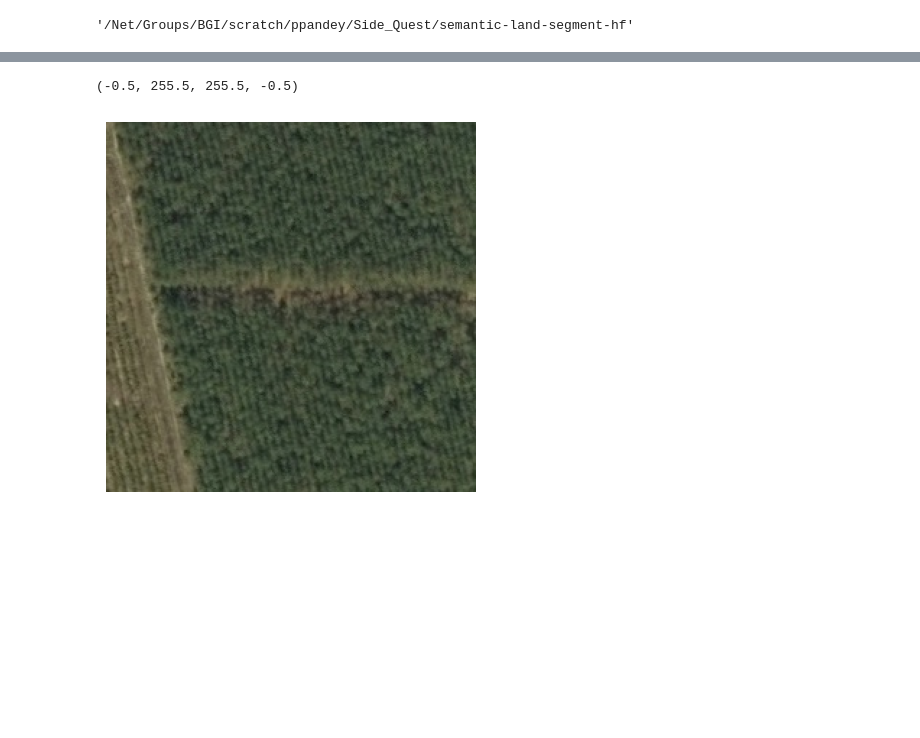
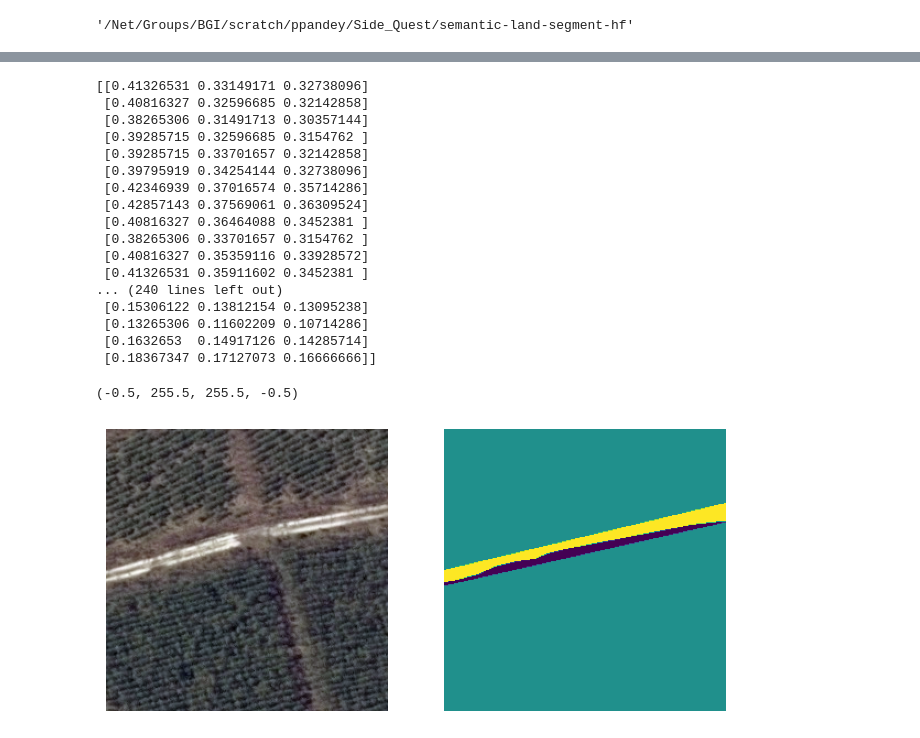
Before and after one commit to ppandey10/semantic-land-segment-hf, a Jupyter notebook: experiments/data_loader.ipynb, the cells around one changed output, grey strips where cells are left out. Saved outputs shown, nothing was run; the diff lists cells and outputs as text; code cells hidden in the pictures; blank space fills up the shorter version.

```diff
--- a/experiments/data_loader.ipynb
+++ b/experiments/data_loader.ipynb
@@ -119,20 +123,65 @@ class DataLoaderSegmentation(torch.utils.data.Dataset):
 
     def get_image_paths(self):
         return [os.path.join(self.imgs_path, img) for img in self.imgs_list]
-# %%
-img = Image.open(
-    '/Net/Groups/BGI/scratch/ppandey/Side_Quest/semantic-land-segment-hf/artifacts/data_preprocessing/final_dataset/train_images/train/M-33-7-A-d-2-3_patch_0_7.tif'
-).convert('RGB')
-
-mask = Image.open(
-    '/Net/Groups/BGI/scratch/ppandey/Side_Quest/semantic-land-segment-hf/artifacts/data_preprocessing/final_dataset/train_masks/train/M-33-7-A-d-2-3_patch_0_7.tif'
-).convert('L')
-
-plt.imshow(img)
-plt.axis(False)
-# %% [output]
-(-0.5, 255.5, 255.5, -0.5)
-[figure, removed]
+# %%
+transform = albu.Compose([
+    albu.HorizontalFlip(p=0.5),
+    albu.VerticalFlip(p=0.5),
+    albu.RandomRotate90(p=0.5),
+    ToTensorV2()
+])
+
+# img = Image.open(
+#     '/Net/Groups/BGI/scratch/ppandey/Side_Quest/semantic-land-segment-hf/artifacts/data_preprocessing/final_dataset/train_images/train/M-33-7-A-d-2-3_patch_0_7.tif'
+# ).convert('RGB')
+
+# mask = Image.open(
+#     '/Net/Groups/BGI/scratch/ppandey/Side_Quest/semantic-land-segment-hf/artifacts/data_preprocessing/final_dataset/train_masks/train/M-33-7-A-d-2-3_patch_0_7.tif'
+# ).convert('L')
+
+image = cv2.imread('/Net/Groups/BGI/scratch/ppandey/Side_Quest/semantic-land-segment-hf/artifacts/data_preprocessing/final_dataset/train_images/train/M-33-7-A-d-2-3_patch_1_15.tif'
+)
+image = cv2.cvtColor(image, cv2.COLOR_BGR2RGB)
+mask = cv2.imread('/Net/Groups/BGI/scratch/ppandey/Side_Quest/semantic-land-segment-hf/artifacts/data_preprocessing/final_dataset/train_masks/train/M-33-7-A-d-2-3_patch_1_15.tif'
+, cv2.IMREAD_GRAYSCALE)
+
+augmented = transform(image=image, mask=mask)
+img = augmented['image']
+mask = augmented['mask']
+
+preprocess_input = get_preprocessing_fn('resnet34', pretrained='imagenet')
+
+img = preprocess_input(img.permute(1,2,0))
+scaler = MinMaxScaler()
+img = scaler.fit_transform(img.reshape(-1, img.shape[-1])).reshape(img.shape)
+# img = preprocess_input(img)
+print(img[1])
+# img['image']
+fig, (ax1, ax2) = plt.subplots(nrows=1, ncols=2, figsize=(8, 4))
+ax1.imshow(img)
+ax1.axis(False)
+ax2.imshow(mask)
+ax2.axis(False)
+# %% [output]
+[[0.41326531 0.33149171 0.32738096]
+ [0.40816327 0.32596685 0.32142858]
+ [0.38265306 0.31491713 0.30357144]
+ [0.39285715 0.32596685 0.3154762 ]
+ [0.39285715 0.33701657 0.32142858]
+ [0.39795919 0.34254144 0.32738096]
+ [0.42346939 0.37016574 0.35714286]
+ [0.42857143 0.37569061 0.36309524]
+ [0.40816327 0.36464088 0.3452381 ]
+ [0.38265306 0.33701657 0.3154762 ]
+ [0.40816327 0.35359116 0.33928572]
+ [0.41326531 0.35911602 0.3452381 ]
+... (240 lines left out)
+ [0.15306122 0.13812154 0.13095238]
+ [0.13265306 0.11602209 0.10714286]
+ [0.1632653  0.14917126 0.14285714]
+ [0.18367347 0.17127073 0.16666666]]
+(-0.5, 255.5, 255.5, -0.5)
+[figure, added]
 # %%
 class SegDataLoader:
     def __init__(
```
Also changed, not shown: parts of 9 cells of this notebook.
